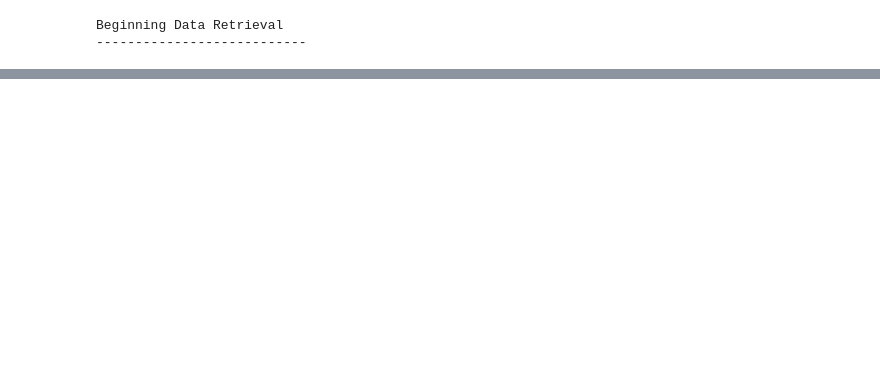
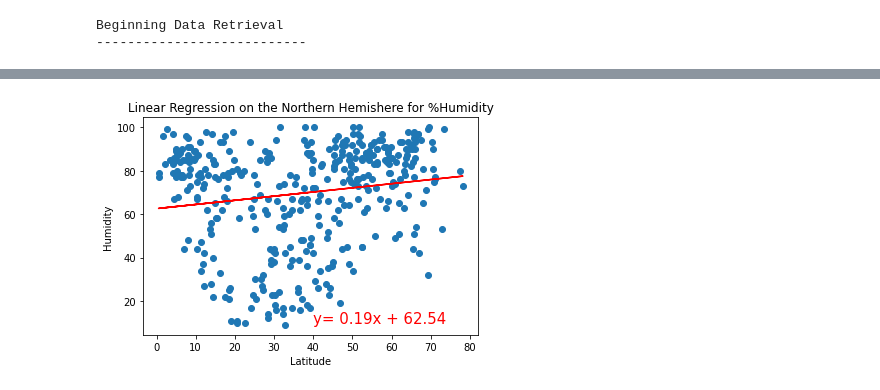
Before and after one commit to lmacera/World_Weather_Analysis, a Jupyter notebook: WeatherPy.ipynb, the cells around one changed output, grey strips where cells are left out. Saved outputs shown, nothing was run; the diff lists cells and outputs as text; code cells hidden in the pictures; blank space fills up the shorter version.

```diff
--- a/WeatherPy.ipynb
+++ b/WeatherPy.ipynb
@@ -231,0 +296,7 @@ plt.show()
+# %%
+# Linear regression on the Northern Hemishpere
+x_values=northern_hemi_df["Lat"]
+y_values=northern_hemi_df["Humidity"]
+plot_linear_regression(x_values,y_values,'Linear Regression on the Northern Hemishere for %Humidity',"Humidity",(40,10))
+# %% [output]
+[figure, added]
```
Also changed, not shown: parts of 20 cells of this notebook, 5 other files.
